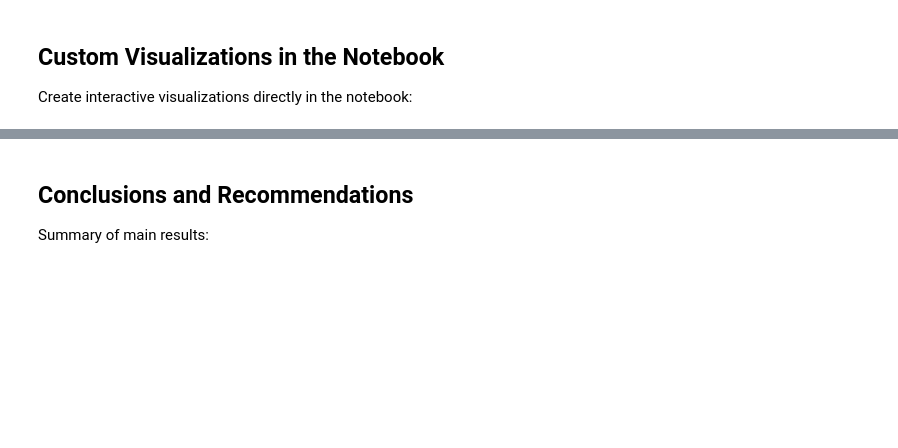
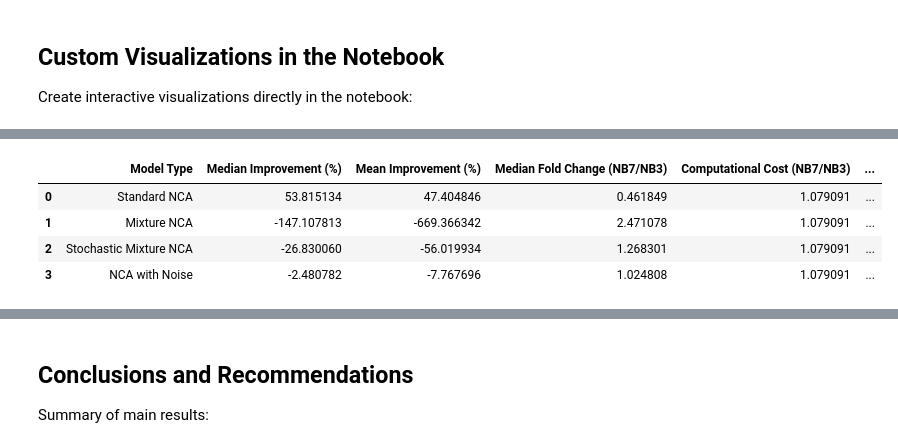
Before and after one commit to DaddarioLuigi/MNCA, a Jupyter notebook: notebooks/analyze_neighborhood_sizes.ipynb, the cells around one changed output, grey strips where cells are left out. Cells and saved outputs as stored; diff of their text form; code cells hidden in the pictures; blank space fills up the shorter version.

Commit message:
update analysis

```diff
--- a/notebooks/analyze_neighborhood_sizes.ipynb
+++ b/notebooks/analyze_neighborhood_sizes.ipynb
@@ -113,12 +181,12 @@ stat_results = analyzer.statistical_tests()
 # Display results in a more readable format
 import json
 print("\n" + "="*60)
-print("STATISTICAL TEST RESULTS")
+print("Statistical Test Results")
 print("="*60)
 
 for metric, model_results in stat_results.items():
     print(f"\n{'='*60}")
-    print(f"METRIC: {metric}")
+    print(f"Metric: {metric}")
     print(f"{'='*60}")
     for model_type, results in model_results.items():
         if 'kruskal_wallis' in results:
@@ -130,7 +198,12 @@ for metric, model_results in stat_results.items():
             if 'pairwise' in results and results['pairwise']:
                 print(f"    Significant pairwise comparisons:")
                 for pair, pair_result in results['pairwise'].items():
-                    if pair_result['significant']:
+                    # Check Mann-Whitney U test significance (always available)
+                    if 'mann_whitney' in pair_result and pair_result['mann_whitney']['significant']:
                         nb1, nb2 = pair.split('_vs_')
-                        sig = '***' if pair_result['p_value'] < 0.001 else '**' if pair_result['p_value'] < 0.01 else '*'
-                        print(f"      NB{nb1} vs NB{nb2}: p={pair_result['p_value']:.6f} {sig}")
+                        u_p = pair_result['mann_whitney']['p_value']
+                        sig = '***' if u_p < 0.001 else '**' if u_p < 0.01 else '*'
+                        mean1 = pair_result.get('mean1', 'N/A')
+                        mean2 = pair_result.get('mean2', 'N/A')
+                        better = pair_result.get('better', 'N/A')
+                        print(f"      NB{nb1} vs NB{nb2}: p={u_p:.6f} {sig} (means: {mean1:.4f} vs {mean2:.4f}, better: NB{better})")
@@ -381,0 +643,59 @@ Generate the complete textual report:
+# %%
+# Cost-benefit analysis: improvement vs complexity
+# IMPROVED: Uses median instead of mean (more robust to outliers) and correct computational cost
+
+cost_benefit_analysis = []
+
+# Calculate computational cost correctly: ratio of NB7 time to NB3 time
+time_nb3 = complexity_df[complexity_df['Neighborhood Size'] == 3]['Mean Time (s)'].values[0] if len(complexity_df[complexity_df['Neighborhood Size'] == 3]) > 0 else 1
+time_nb7 = complexity_df[complexity_df['Neighborhood Size'] == 7]['Mean Time (s)'].values[0] if len(complexity_df[complexity_df['Neighborhood Size'] == 7]) > 0 else 1
+computational_cost_ratio = time_nb7 / time_nb3 if time_nb3 > 0 else 1
+
+for model_type in df_parsed['Model Type'].unique():
+    model_data = df_parsed[df_parsed['Model Type'] == model_type]
+
+    # Calculate improvement metrics across all metrics
+    nb3_data = model_data[model_data['Neighborhood Size'] == 3]
+    nb7_data = model_data[model_data['Neighborhood Size'] == 7]
+
+    if len(nb3_data) > 0 and len(nb7_data) > 0:
+        improvements_pct = []
+        fold_changes = []
+
+        for metric in metric_cols:
+            if metric in model_data.columns:
+                mean3 = nb3_data[metric].iloc[0] if len(nb3_data) > 0 else np.nan
+                mean7 = nb7_data[metric].iloc[0] if len(nb7_data) > 0 else np.nan
+
+                if not np.isnan(mean3) and not np.isnan(mean7) and mean3 > 0:
+                    # Percentage improvement (can be misleading for small initial values)
+                    improvement_pct = (mean3 - mean7) / mean3 * 100
+                    improvements_pct.append(improvement_pct)
+
+                    # Fold change (more interpretable)
+                    fold_change = mean7 / mean3
+                    fold_changes.append(fold_change)
+
+        # Use median instead of mean (more robust to outliers like -2003%)
+        median_improvement = np.median(improvements_pct) if improvements_pct else np.nan
+        mean_improvement = np.mean(improvements_pct) if improvements_pct else np.nan
+
+        # Median fold change (for lower-is-better metrics, <1 is improvement)
+        median_fold_change = np.median(fold_changes) if fold_changes else np.nan
+
+        cost_benefit_analysis.append({
+            'Model Type': model_type,
+            'Median Improvement (%)': median_improvement,  # More robust
+            'Mean Improvement (%)': mean_improvement,  # For reference
+            'Median Fold Change (NB7/NB3)': median_fold_change,  # More interpretable
+            'Computational Cost (NB7/NB3)': computational_cost_ratio,
+            'Efficiency (Median % / Cost)': median_improvement / computational_cost_ratio if computational_cost_ratio > 0 and not np.isnan(median_improvement) else np.nan
+        })
+
+cost_benefit_df = pd.DataFrame(cost_benefit_analysis)
+print("Cost-Benefit Analysis (NB=3 vs NB=7):")
+print("="*60)
+print(f"Computational Cost: NB7 takes {computational_cost_ratio:.3f}x the time of NB3")
+print()
+cost_benefit_df
+# %% [output]
@@ -381,0 +705,5 @@ Generate the complete textual report:
+|  | Model Type | Median Improvement (%) | Mean Improvement (%) | Median Fold Change (NB7/NB3) | Computational Cost (NB7/NB3) | ... |
+| 0 | Standard NCA | 53.815134 | 47.404846 | 0.461849 | 1.079091 | ... |
+| 1 | Mixture NCA | -147.107813 | -669.366342 | 2.471078 | 1.079091 | ... |
+| 2 | Stochastic Mixture NCA | -26.830060 | -56.019934 | 1.268301 | 1.079091 | ... |
+| 3 | NCA with Noise | -2.480782 | -7.767696 | 1.024808 | 1.079091 | ... |
```
Also changed, not shown: parts of 25 cells of this notebook, 21 other files.
